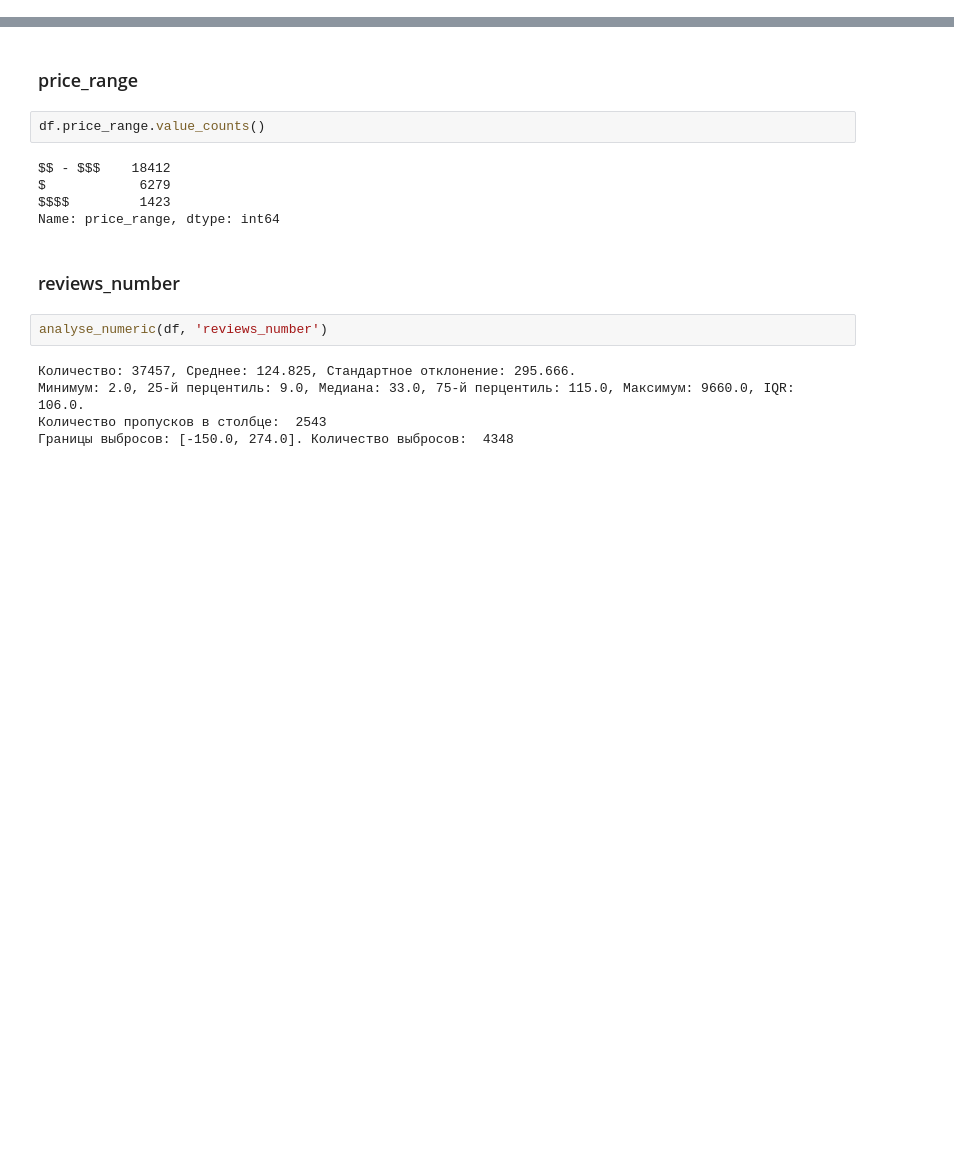
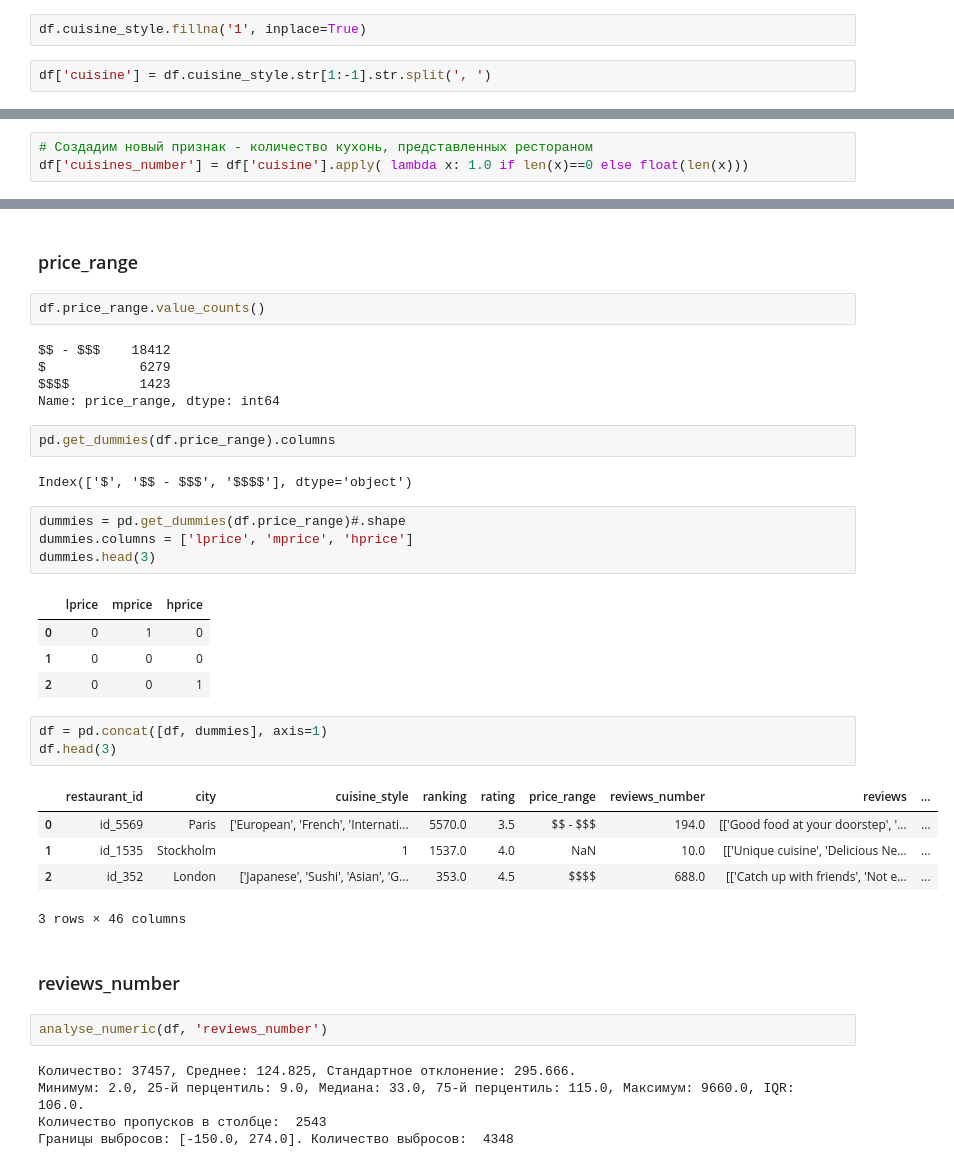
Before and after one commit to greg-kan/mlda, a Jupyter notebook: SkillFactory/unit_3/about_tasty_and_healthy_food.ipynb, the cells around one changed output, grey strips where cells are left out. Drawn from its saved outputs; the diff is of its cells as text; blank space fills up the shorter version.

```diff
--- a/SkillFactory/unit_3/about_tasty_and_healthy_food.ipynb
+++ b/SkillFactory/unit_3/about_tasty_and_healthy_food.ipynb
@@ -156 +166,5 @@ df.cuisine_style.value_counts()
 Name: cuisine_style, Length: 9007, dtype: int64
+# %%
+df.cuisine_style.fillna('1', inplace=True)
+# %%
+df['cuisine'] = df.cuisine_style.str[1:-1].str.split(', ')
@@ -157,3 +184,6 @@ Name: cuisine_style, Length: 9007, dtype: int64
+# %%
+# Создадим новый признак - количество кухонь, представленных рестораном
+df['cuisines_number'] = df['cuisine'].apply( lambda x: 1.0 if len(x)==0 else float(len(x)))
 # %% [markdown]
 ### ranking
 # %%
@@ -183,6 +213,28 @@ $$ - $$$    18412
 $            6279
 $$$$         1423
 Name: price_range, dtype: int64
+# %%
+pd.get_dummies(df.price_range).columns
+# %% [output]
+Index(['$', '$$ - $$$', '$$$$'], dtype='object')
+# %%
+dummies = pd.get_dummies(df.price_range)#.shape
+dummies.columns = ['lprice', 'mprice', 'hprice']
+dummies.head(3)
+# %% [output]
+|  | lprice | mprice | hprice |
+| 0 | 0 | 1 | 0 |
+| 1 | 0 | 0 | 0 |
+| 2 | 0 | 0 | 1 |
+# %%
+df = pd.concat([df, dummies], axis=1)
+df.head(3)
+# %% [output]
+|  | restaurant_id | city | cuisine_style | ranking | rating | price_range | reviews_number | reviews | ... |
+| 0 | id_5569 | Paris | ['European', 'French', 'Internati... | 5570.0 | 3.5 | $$ - $$$ | 194.0 | [['Good food at your doorstep', '... | ... |
+| 1 | id_1535 | Stockholm | 1 | 1537.0 | 4.0 | NaN | 10.0 | [['Unique cuisine', 'Delicious Ne... | ... |
+| 2 | id_352 | London | ['Japanese', 'Sushi', 'Asian', 'G... | 353.0 | 4.5 | $$$$ | 688.0 | [['Catch up with friends', 'Not e... | ... |
+3 rows × 46 columns
 # %% [markdown]
 ### reviews_number
 # %%
```
Also changed, not shown: parts of 28 cells of this notebook.
